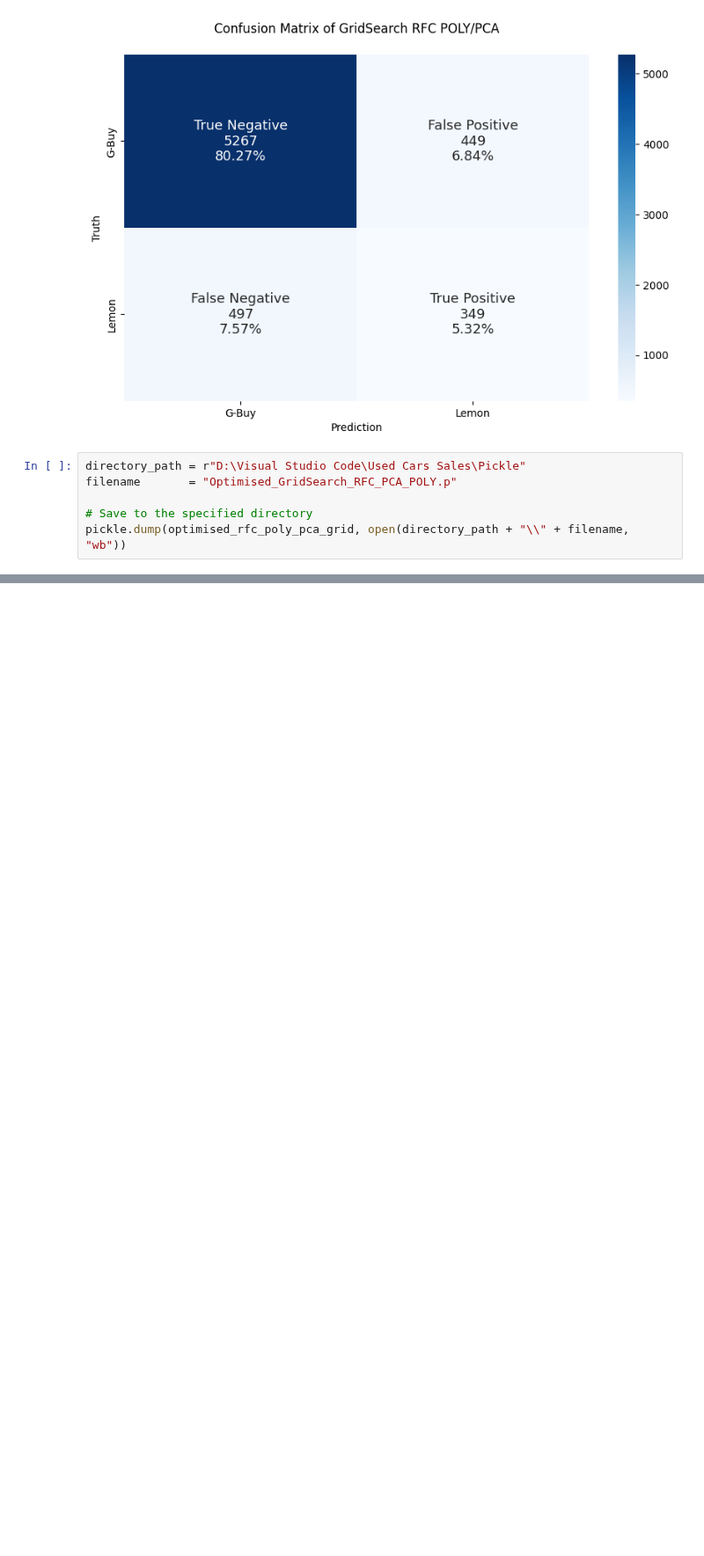
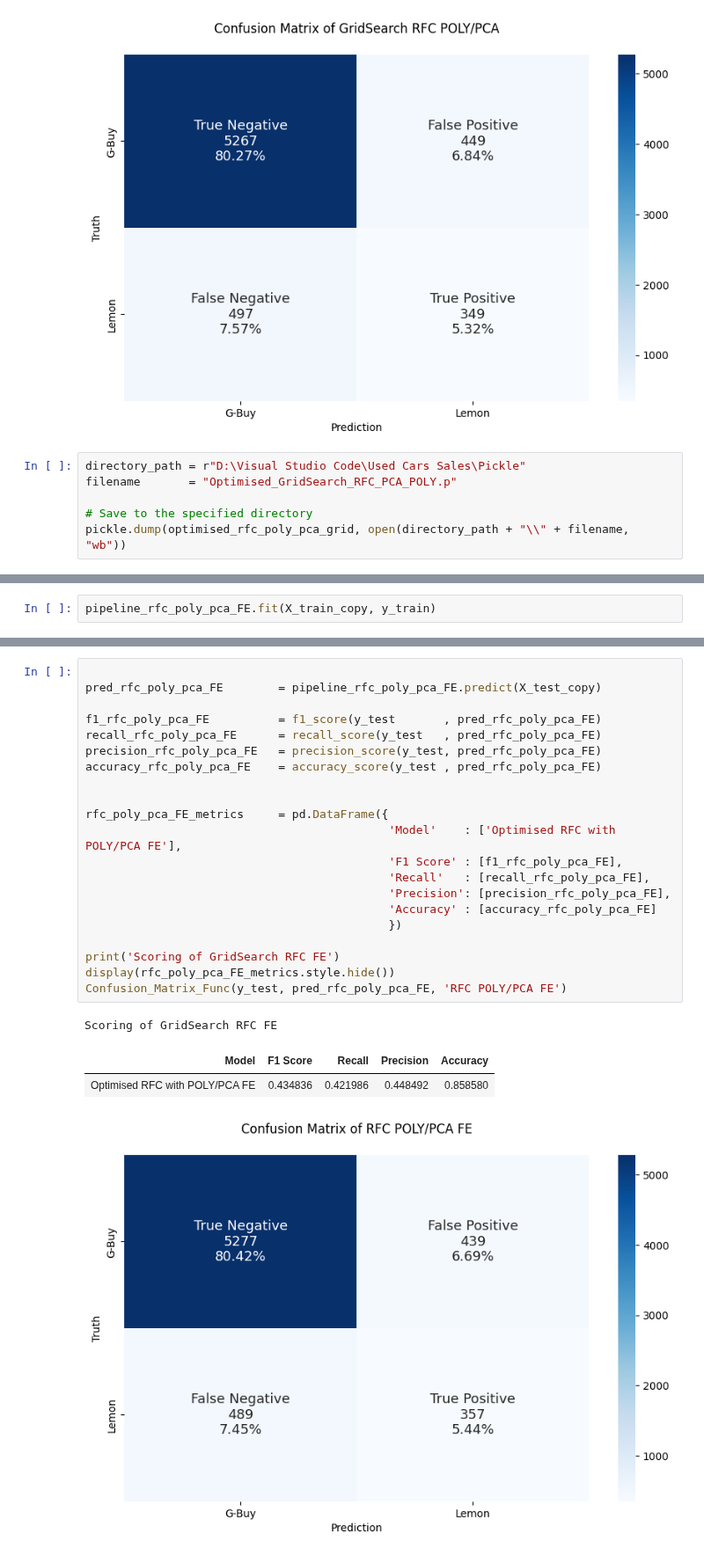
Before and after one commit to Joe-ElM/Used-Cars-Sales, a Jupyter notebook: Notebooks/DT & RF Model.ipynb, the cells around one changed output, grey strips where cells are left out. Shown at 88% size. Drawn from its saved outputs; the diff is of its cells as text; blank space fills up the shorter version.

```diff
--- a/Notebooks/DT & RF Model.ipynb
+++ b/Notebooks/DT & RF Model.ipynb
@@ -520,0 +808,2 @@ pickle.dump(optimised_rfc_poly_pca_grid, open(directory_path + "\\" + filename,
+# %%
+pipeline_rfc_poly_pca_FE.fit(X_train_copy, y_train)
@@ -520,0 +828,26 @@ pickle.dump(optimised_rfc_poly_pca_grid, open(directory_path + "\\" + filename,
+# %%
+
+pred_rfc_poly_pca_FE        = pipeline_rfc_poly_pca_FE.predict(X_test_copy)
+
+f1_rfc_poly_pca_FE          = f1_score(y_test       , pred_rfc_poly_pca_FE)
+recall_rfc_poly_pca_FE      = recall_score(y_test   , pred_rfc_poly_pca_FE)
+precision_rfc_poly_pca_FE   = precision_score(y_test, pred_rfc_poly_pca_FE)
+accuracy_rfc_poly_pca_FE    = accuracy_score(y_test , pred_rfc_poly_pca_FE)
+
+
+rfc_poly_pca_FE_metrics     = pd.DataFrame({
+                                            'Model'    : ['Optimised RFC with POLY/PCA FE'],
+                                            'F1 Score' : [f1_rfc_poly_pca_FE],
+                                            'Recall'   : [recall_rfc_poly_pca_FE],
+                                            'Precision': [precision_rfc_poly_pca_FE],
+                                            'Accuracy' : [accuracy_rfc_poly_pca_FE]
+                                            })
+
+print('Scoring of GridSearch RFC FE')
+display(rfc_poly_pca_FE_metrics.style.hide())
+Confusion_Matrix_Func(y_test, pred_rfc_poly_pca_FE, 'RFC POLY/PCA FE')
+# %% [output]
+Scoring of GridSearch RFC FE
+| Model | F1 Score | Recall | Precision | Accuracy |
+| Optimised RFC with POLY/PCA FE | 0.434836 | 0.421986 | 0.448492 | 0.858580 |
+[figure, added]
```
Also changed, not shown: parts of 19 cells of this notebook, 1 other file.
